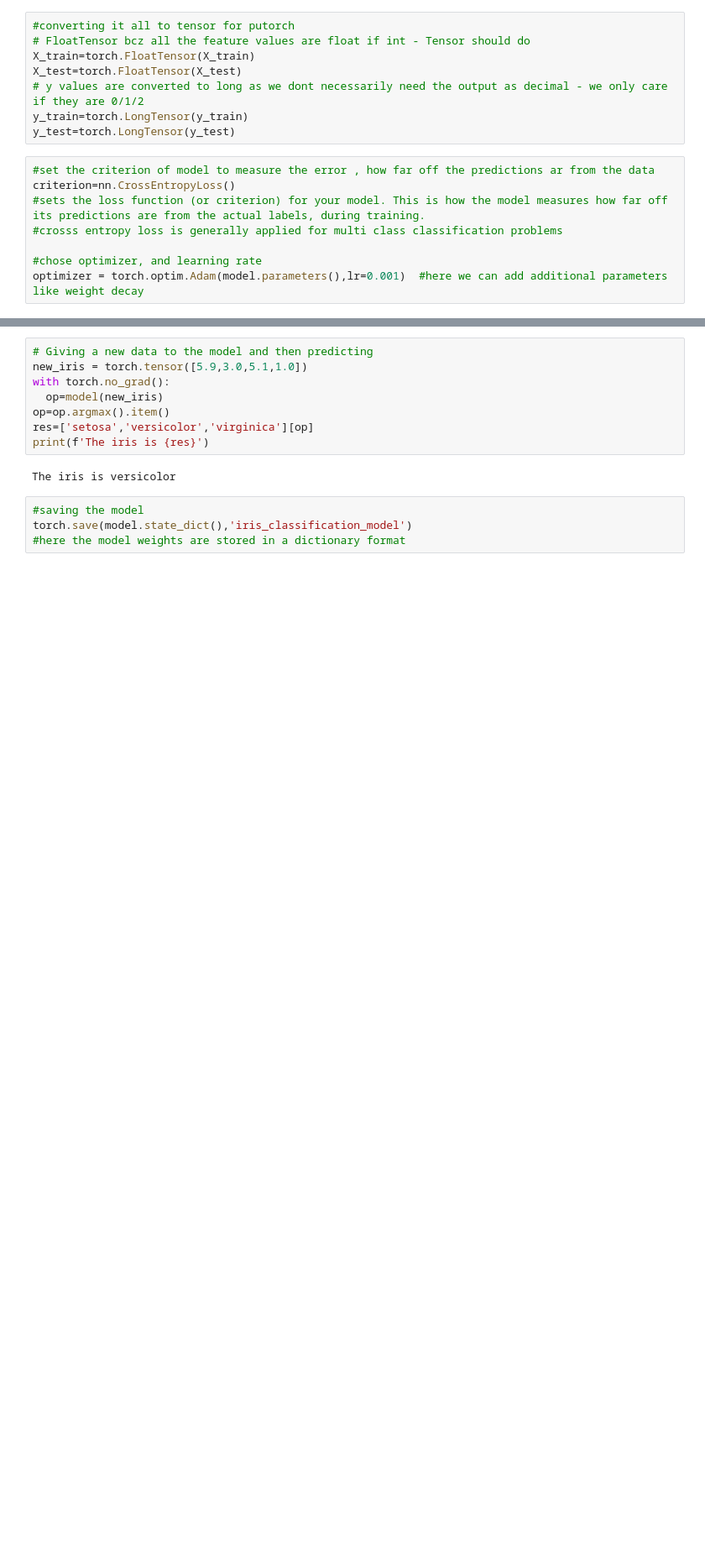
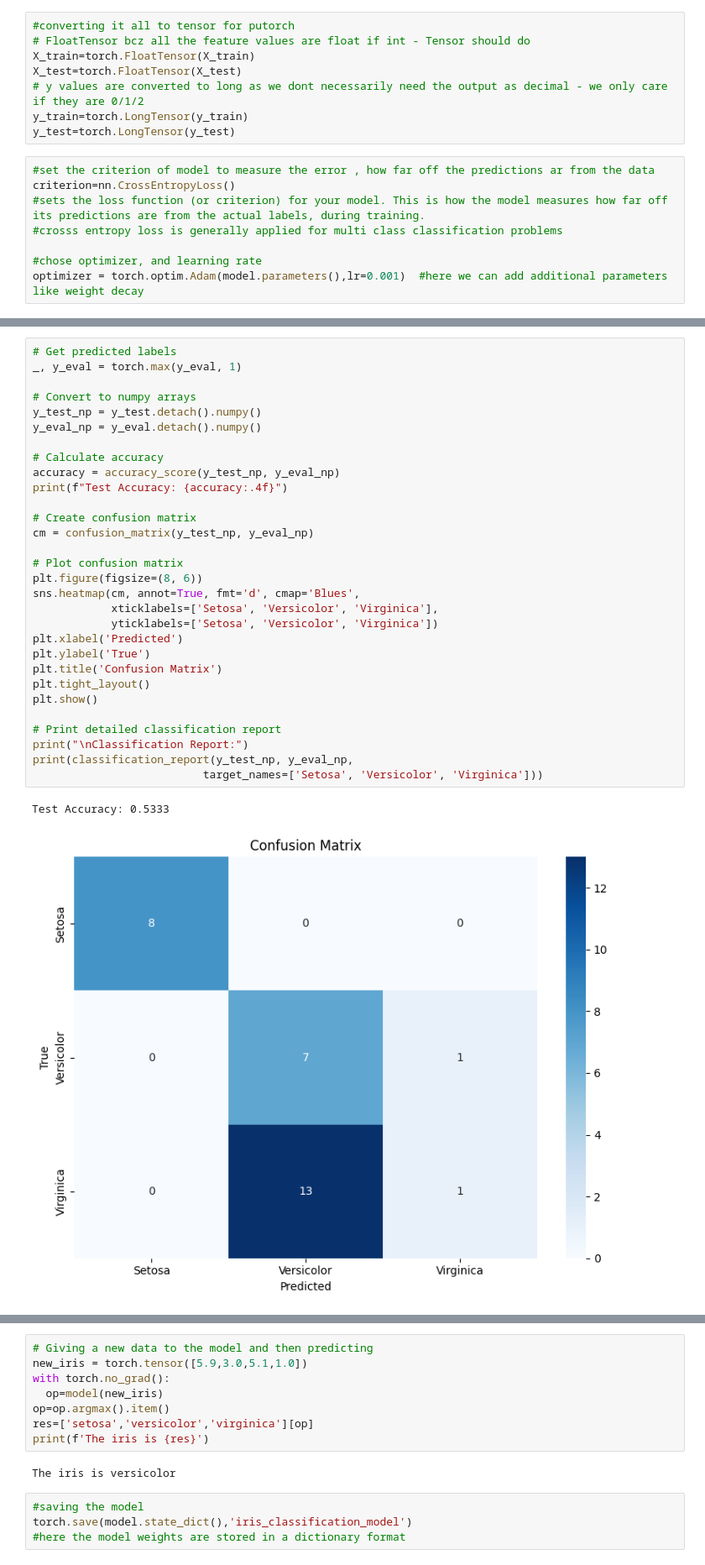
Before and after one commit to Gideon-Weasley/Machine_Learning, a Jupyter notebook: NeuralNetwork.ipynb, the cells around one changed output, grey strips where cells are left out. Shown: that part at 84% size. Drawn from its saved outputs; the diff is of its cells as text; blank space fills up the shorter version.

```diff
--- a/NeuralNetwork.ipynb
+++ b/NeuralNetwork.ipynb
@@ -189,0 +187,33 @@ We got 30 correct!
+# %%
+# Get predicted labels
+_, y_eval = torch.max(y_eval, 1)
+
+# Convert to numpy arrays
+y_test_np = y_test.detach().numpy()
+y_eval_np = y_eval.detach().numpy()
+
+# Calculate accuracy
+accuracy = accuracy_score(y_test_np, y_eval_np)
+print(f"Test Accuracy: {accuracy:.4f}")
+
+# Create confusion matrix
+cm = confusion_matrix(y_test_np, y_eval_np)
+
+# Plot confusion matrix
+plt.figure(figsize=(8, 6))
+sns.heatmap(cm, annot=True, fmt='d', cmap='Blues',
+            xticklabels=['Setosa', 'Versicolor', 'Virginica'],
+            yticklabels=['Setosa', 'Versicolor', 'Virginica'])
+plt.xlabel('Predicted')
+plt.ylabel('True')
+plt.title('Confusion Matrix')
+plt.tight_layout()
+plt.show()
+
+# Print detailed classification report
+print("\nClassification Report:")
+print(classification_report(y_test_np, y_eval_np,
+                          target_names=['Setosa', 'Versicolor', 'Virginica']))
+# %% [output]
+Test Accuracy: 0.5333
+[figure, added]
```
Also changed, not shown: parts of 8 cells of this notebook.
